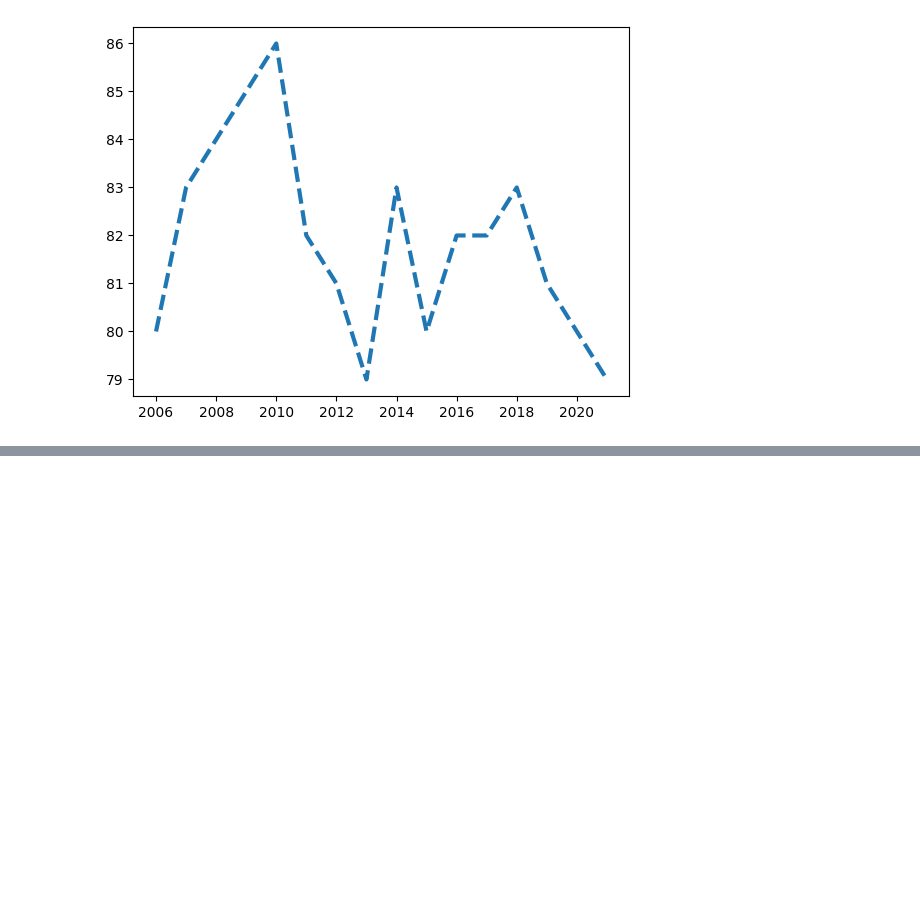
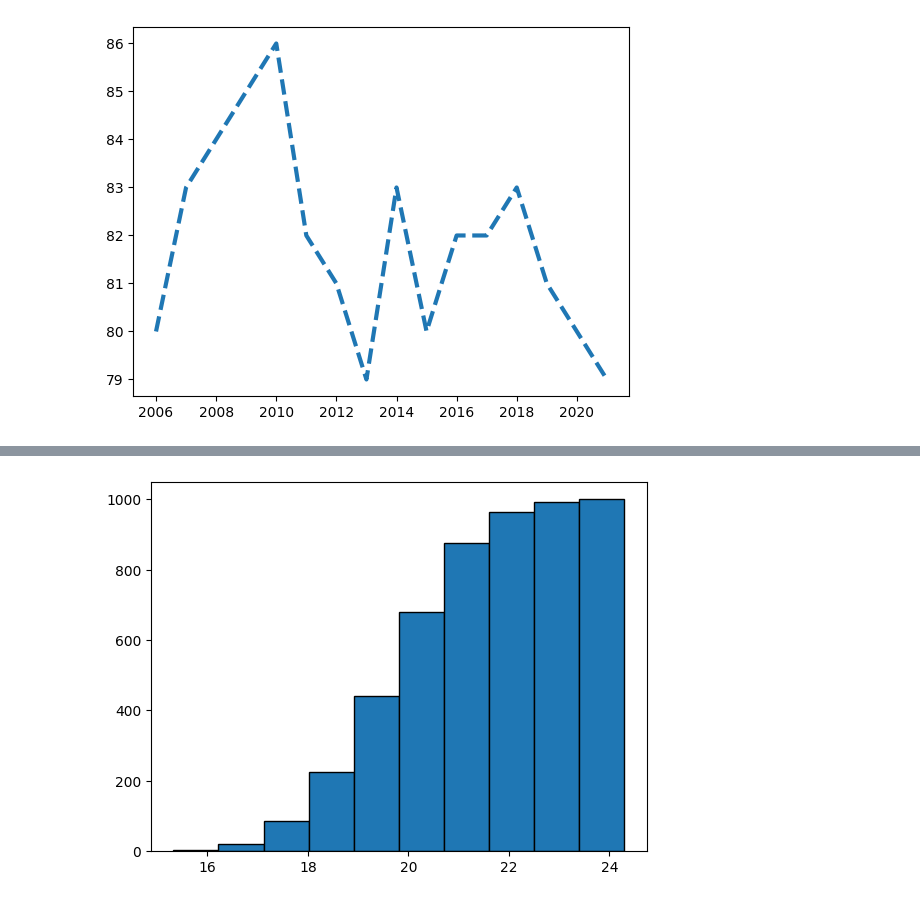
Before and after one commit to manuelamfo/coding-exercises, a Jupyter notebook: python/exercicio_plt.ipynb, the cells around one changed output, grey strips where cells are left out. Saved outputs shown, nothing was run; the diff lists cells and outputs as text; code cells hidden in the pictures; blank space fills up the shorter version.

```diff
--- a/python/exercicio_plt.ipynb
+++ b/python/exercicio_plt.ipynb
@@ -63,0 +71,6 @@ plt.show()
+# %%
+# cumulativo
+plt.hist(ages, cumulative=True, edgecolor='black')
+plt.show()
+# %% [output]
+[figure, added]
```
Also changed, not shown: parts of 11 cells of this notebook.
